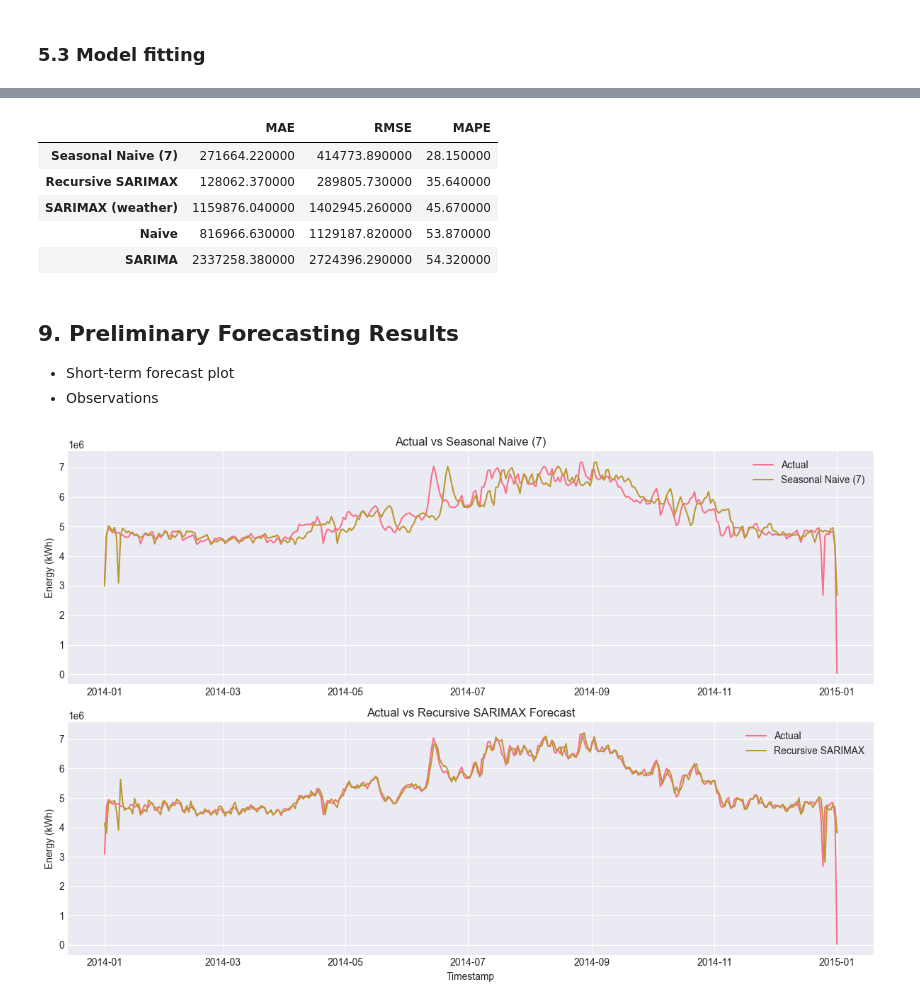
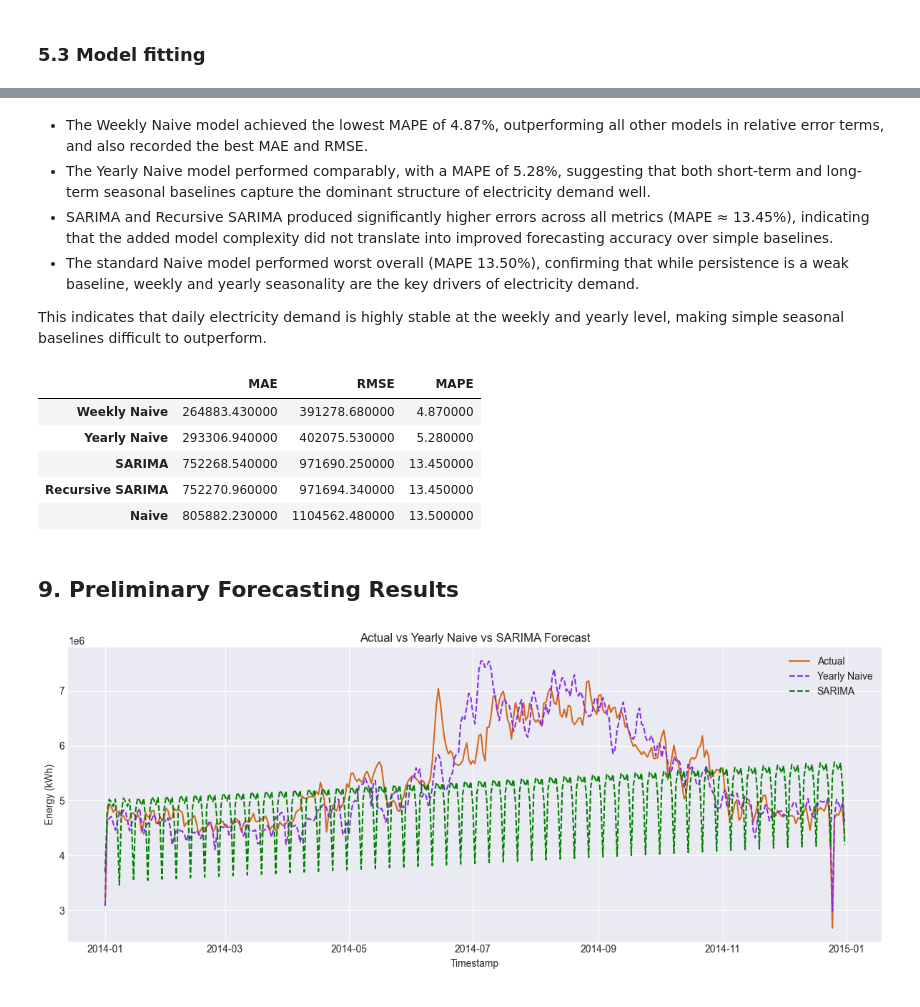
Before and after one commit to Dai-Nguyen1506/Electricity-Load-Diagrams, a Jupyter notebook: notebooks/05_models_statistical.ipynb, the cells around one changed output, grey strips where cells are left out. Drawn from its saved outputs; the diff is of its cells as text; code cells hidden in the pictures.

```diff
--- a/notebooks/05_models_statistical.ipynb
+++ b/notebooks/05_models_statistical.ipynb
@@ -60,7 +61 @@ except Exception as e:
 - To simplify the modeling process and improve computational efficiency, the data was resampled from hourly frequency to daily frequency. Aggregating to daily totals:
-# %%
-df = df.resample('D').sum()
-
-print("New number of observations:", len(df))
-print("New frequency:", df.index.freq)
-df.head()
@@ -77,7 +79,7 @@ New frequency: <Day>
 # %% [markdown]
 ## 2. Data Splitting
 # %%
-train, test = time_train_test_split(df, split_date="2014-01-01")
+train, test = time_train_test_split(df_total, split_date="2014-01-01")
 
 print("Train shape:", train.shape)
 print("Test shape:", test.shape)
@@ -101,13 +103,17 @@ plt.show()
 # Naive forecast
 naive_pred = naive_forecast(train, test)
 
-# Seasonal naive forecast (weekly seasonality)
-seasonal_naive_pred = seasonal_naive_forecast(df, test, season=7)
+# Seasonal naive forecast (weekly and yearly seasonality)
+weekly_naive_pred = seasonal_naive_forecast(df_total, test, season=7)
+
+yearly_naive_pred = seasonal_naive_forecast(df_total, test, season=365)
 
 # Evaluate
 naive_metrics = evaluate(test, naive_pred)
-seasonal_naive_metrics = evaluate(test, seasonal_naive_pred)
+weekly_naive_metrics = evaluate(test, weekly_naive_pred)
+yearly_naive_metrics = evaluate(test, yearly_naive_pred)
 
 print("Naive:", naive_metrics)
-print("Seasonal Naive (7):", seasonal_naive_metrics)
+print("Weekly Naive:", weekly_naive_metrics)
+print("Yearly Naive:", yearly_naive_metrics)
 # %% [output]
@@ -196,8 +265,8 @@ From ACF + PACF, a  very reasonable starting model is `SARIMA(0,1,0)(1,1,1,7)`
 # %% [markdown]
 ### 5.3 Model fitting
 # %%
-# SARIMA(0,1,0)(1,1,1,7)
-sarima_model = train_sarima(train, order = (0,1,0), seasonal_order = (1,1,1,7))
+# SARIMA(0,1,1)(1,1,0,7)
+sarima_model = train_sarima(train, order = (0,1,1), seasonal_order = (1,1,0,7))
 
 print(sarima_model.summary())
 # %% [output]
@@ -413,45 +337,39 @@ The Seasonal Naive `lag 7` model achieved the lowest MAPE `28.15%`, outperformin
+# %% [markdown]
+- The Weekly Naive model achieved the lowest MAPE of 4.87%, outperforming all other models in relative error terms, and also recorded the best MAE and RMSE.
+- The Yearly Naive model performed comparably, with a MAPE of 5.28%, suggesting that both short-term and long-term seasonal baselines capture the dominant structure of electricity demand well.
+- SARIMA and Recursive SARIMA produced significantly higher errors across all metrics (MAPE ≈ 13.45%), indicating that the added model complexity did not translate into improved forecasting accuracy over simple baselines.
+- The standard Naive model performed worst overall (MAPE 13.50%), confirming that while persistence is a weak baseline, weekly and yearly seasonality are the key drivers of electricity demand.
+
+This indicates that daily electricity demand is highly stable at the weekly and yearly level, making simple seasonal baselines difficult to outperform.
 # %%
-rows = [naive_metrics, seasonal_naive_metrics, sarima_metrics, sarimax_exog_metrics, rolling_metrics]
-labels = ["Naive", "Seasonal Naive (7)", "SARIMA", "SARIMAX (weather)", "Recursive SARIMAX"]
+rows = [naive_metrics, weekly_naive_metrics, yearly_naive_metrics, sarima_metrics, recursive_metrics]
+labels = ["Naive", "Weekly Naive", "Yearly Naive", "SARIMA", "Recursive SARIMA"]
 
 comparison_table = pd.DataFrame(rows, index=labels)
 comparison_table = comparison_table.sort_values(by="MAPE")
-comparison_table.style.highlight_min(color='darkgreen')
+comparison_table.style.apply(highlight_table)
 # %% [output]
 |  | MAE | RMSE | MAPE |
-| Seasonal Naive (7) | 271664.220000 | 414773.890000 | 28.150000 |
-| Recursive SARIMAX | 128062.370000 | 289805.730000 | 35.640000 |
-| SARIMAX (weather) | 1159876.040000 | 1402945.260000 | 45.670000 |
-| Naive | 816966.630000 | 1129187.820000 | 53.870000 |
-| SARIMA | 2337258.380000 | 2724396.290000 | 54.320000 |
+| Weekly Naive | 264883.430000 | 391278.680000 | 4.870000 |
+| Yearly Naive | 293306.940000 | 402075.530000 | 5.280000 |
+| SARIMA | 752268.540000 | 971690.250000 | 13.450000 |
+| Recursive SARIMA | 752270.960000 | 971694.340000 | 13.450000 |
+| Naive | 805882.230000 | 1104562.480000 | 13.500000 |
 # %% [markdown]
 ## 9. Preliminary Forecasting Results
-- Short-term forecast plot
-- Observations
 # %%
-plt.figure(figsize=(12,8))
+plt.figure(figsize=(12, 5))
 
-# Top Plot: Seasonal Naive
-plt.subplot(2,1,1)
-plt.plot(test.index, test, label="Actual")
-plt.plot(seasonal_naive_pred.index, seasonal_naive_pred, label="Seasonal Naive (7)")
-plt.title("Actual vs Seasonal Naive (7)")
-plt.ylabel("Energy (kWh)")
-plt.legend()
+plt.plot(test.index, test, label="Actual", color="chocolate")
+plt.plot(yearly_naive_pred.index, yearly_naive_pred, label="Yearly Naive", color="blueviolet", linestyle="--")
+plt.plot(sarima_pred.index, sarima_pred, label="SARIMA", color="green", linestyle="--")
 
-# Bottom Plot: Recursive SARIMAX
-rolling_result = pd.Series(rolling_result, index=test.index)
-
-plt.subplot(2,1,2)
-plt.plot(test.index, test, label="Actual")
-plt.plot(rolling_result.index, rolling_result, label="Recursive SARIMAX")
-plt.title("Actual vs Recursive SARIMAX Forecast")
+plt.title("Actual vs Yearly Naive vs SARIMA Forecast")
 plt.xlabel("Timestamp")
 plt.ylabel("Energy (kWh)")
 plt.legend()
-
 plt.tight_layout()
 plt.show()
 # %% [output]
-[figure, old version]
+[figure, new version]
 # %% [markdown]
```
Also changed, not shown: parts of 37 cells of this notebook.
